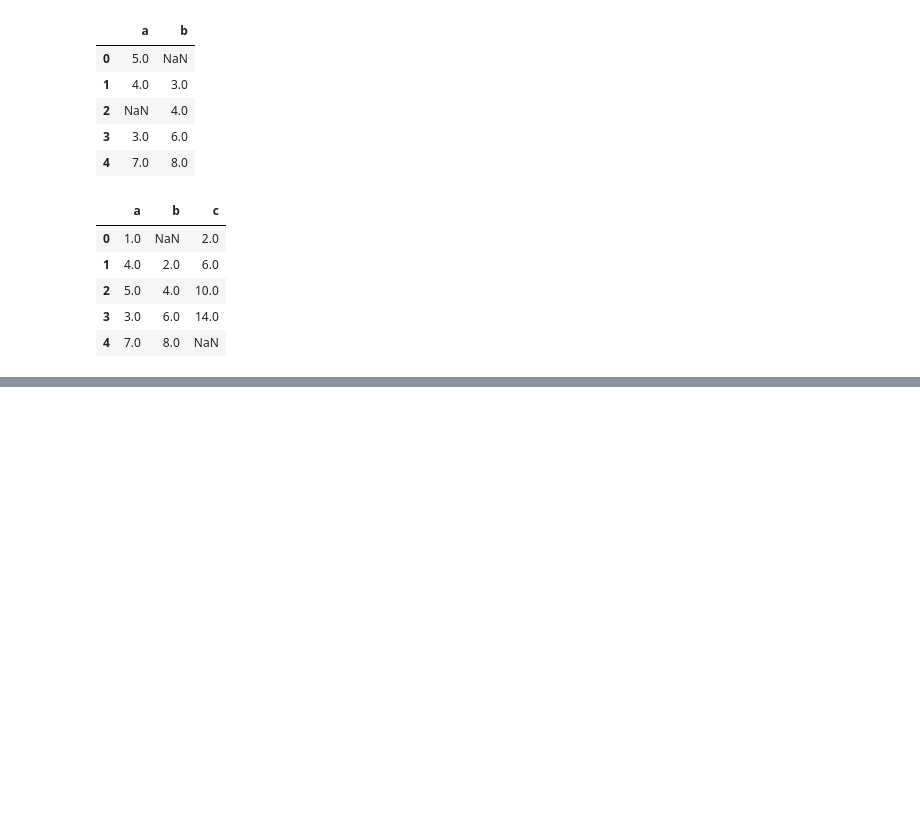
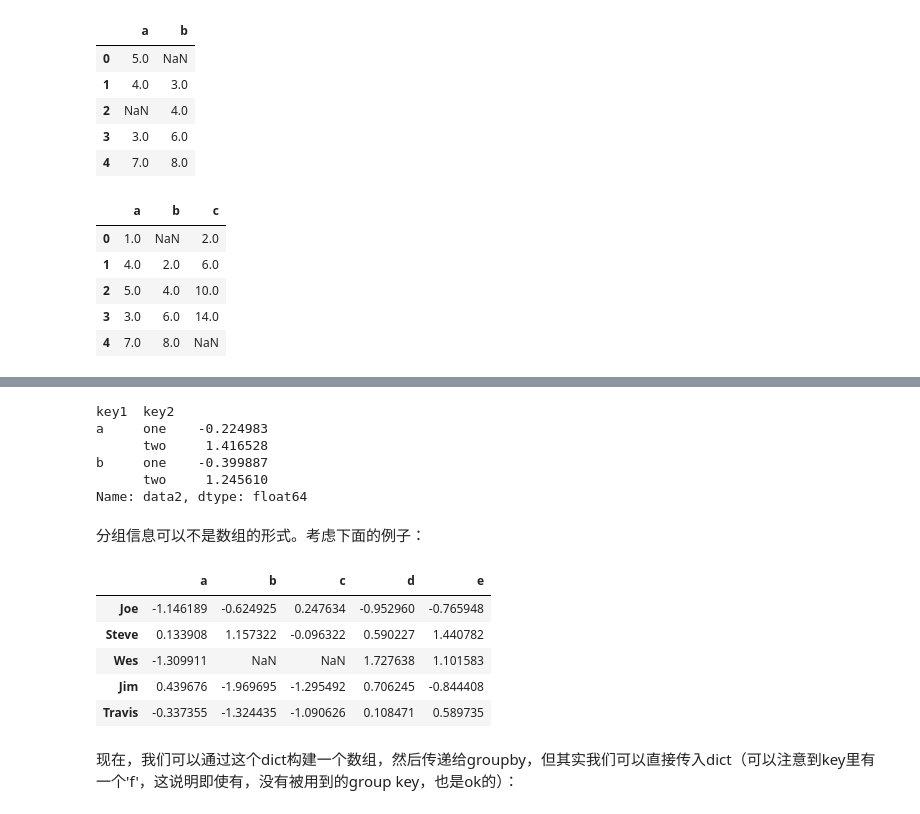
Before and after one commit to zzhhoubin/pydata, a Jupyter notebook: pandas.ipynb, the cells around one changed output, grey strips where cells are left out. Drawn from its saved outputs; the diff is of its cells as text; code cells hidden in the pictures; blank space fills up the shorter version.

Commit message:
Data Aggregation and Group Operations（数据汇总和组操作）

```diff
--- a/pandas.ipynb
+++ b/pandas.ipynb
@@ -2030,0 +2191,25 @@ df1.combine_first(df2)
+# %%
+df.groupby(['key1', 'key2'])['data2'].mean()
+# %% [output]
+key1  key2
+a     one    -0.224983
+      two     1.416528
+b     one    -0.399887
+      two     1.245610
+Name: data2, dtype: float64
+# %% [markdown]
+分组信息可以不是数组的形式。考虑下面的例子：
+# %%
+people = pd.DataFrame(np.random.randn(5, 5),
+                      columns=['a', 'b', 'c', 'd', 'e'],
+                      index=['Joe', 'Steve', 'Wes', 'Jim', 'Travis'])
+# %%
+people.iloc[2:3, [1, 2]] = np.nan # Add a few NA values
+people
+# %% [output]
+|  | a | b | c | d | e |
+| Joe | -1.146189 | -0.624925 | 0.247634 | -0.952960 | -0.765948 |
+| Steve | 0.133908 | 1.157322 | -0.096322 | 0.590227 | 1.440782 |
+| Wes | -1.309911 | NaN | NaN | 1.727638 | 1.101583 |
+| Jim | 0.439676 | -1.969695 | -1.295492 | 0.706245 | -0.844408 |
+| Travis | -0.337355 | -1.324435 | -1.090626 | 0.108471 | 0.589735 |
@@ -2030,0 +2219,2 @@ df1.combine_first(df2)
+# %% [markdown]
+现在，我们可以通过这个dict构建一个数组，然后传递给groupby，但其实我们可以直接传入dict（可以注意到key里有一个'f'，这说明即使有，没有被用到的group key，也是ok的）：
```
Also changed, not shown: parts of 77 cells of this notebook.
